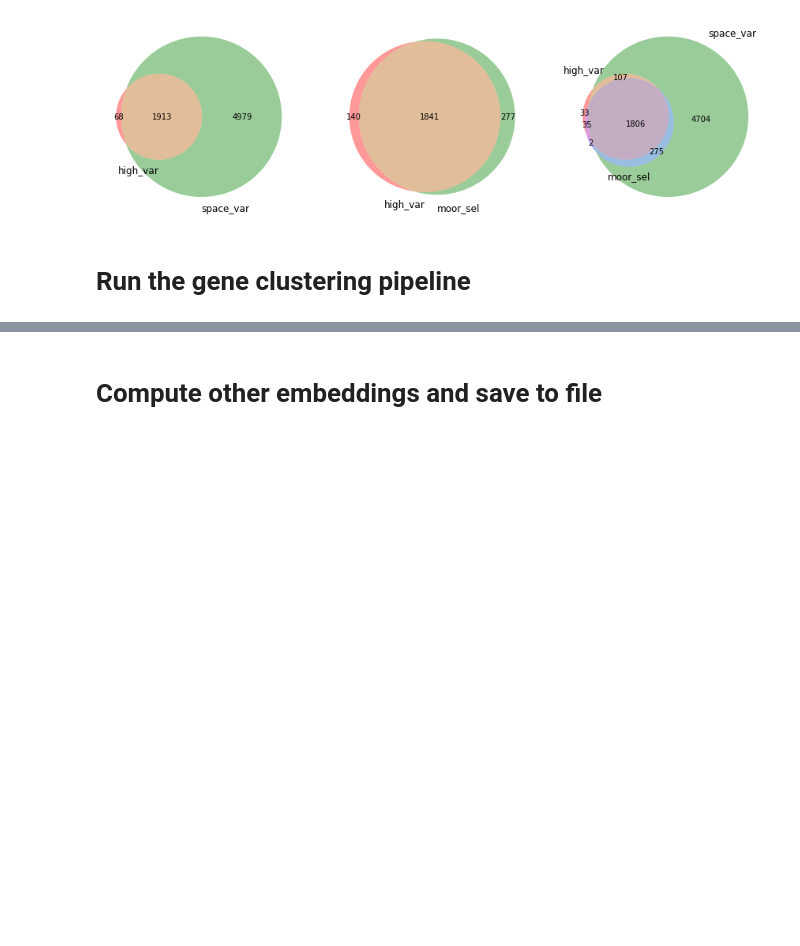
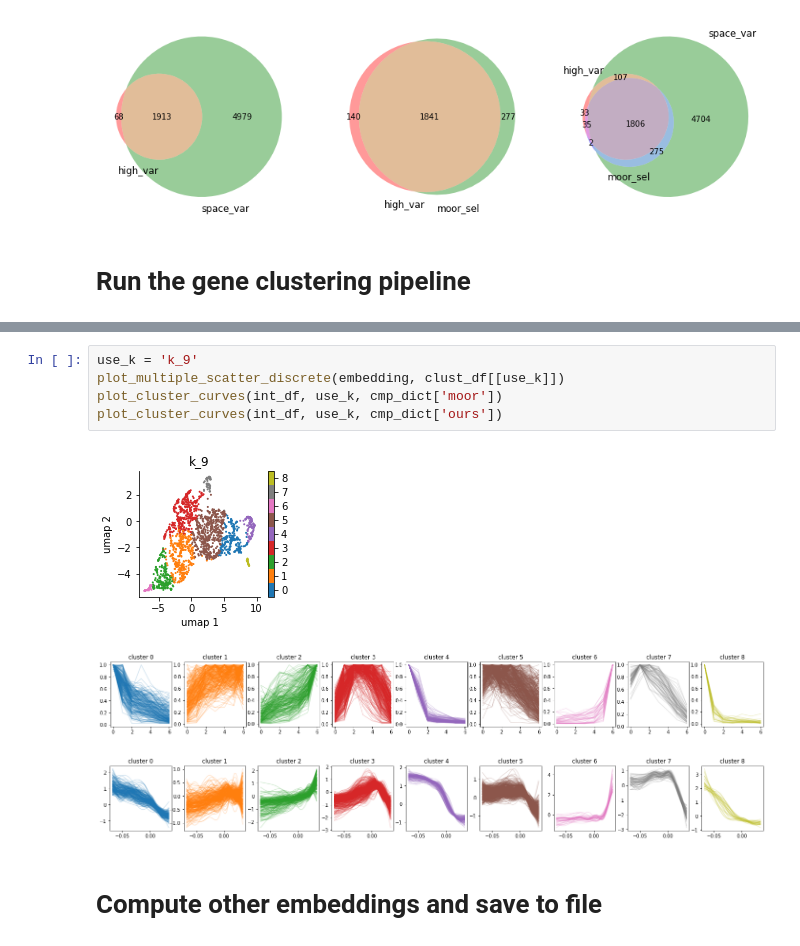
Before and after one commit to yashpatel5400/gliss, a Jupyter notebook: notebooks/setup_real_data_entero_part2.ipynb, the cells around one changed output, grey strips where cells are left out. Saved outputs shown, nothing was run; the diff lists cells and outputs as text; blank space fills up the shorter version.

```diff
--- a/notebooks/setup_real_data_entero_part2.ipynb
+++ b/notebooks/setup_real_data_entero_part2.ipynb
@@ -179,2 +295,11 @@ plot_multiple_scatter_discrete(embedding, clust_df)
+# %%
+use_k = 'k_9'
+plot_multiple_scatter_discrete(embedding, clust_df[[use_k]])
+plot_cluster_curves(int_df, use_k, cmp_dict['moor'])
+plot_cluster_curves(int_df, use_k, cmp_dict['ours'])
+# %% [output]
+[figure, added]
+[figure, added]
+[figure, added]
 # %% [markdown]
 # Compute other embeddings and save to file
```
Also changed, not shown: parts of 29 cells of this notebook, 1 other file.
